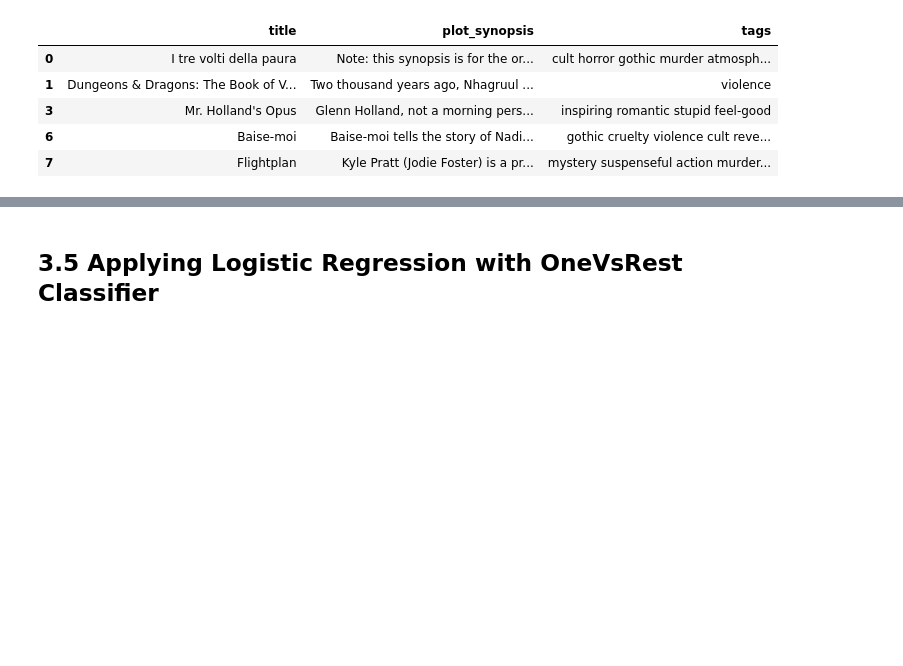
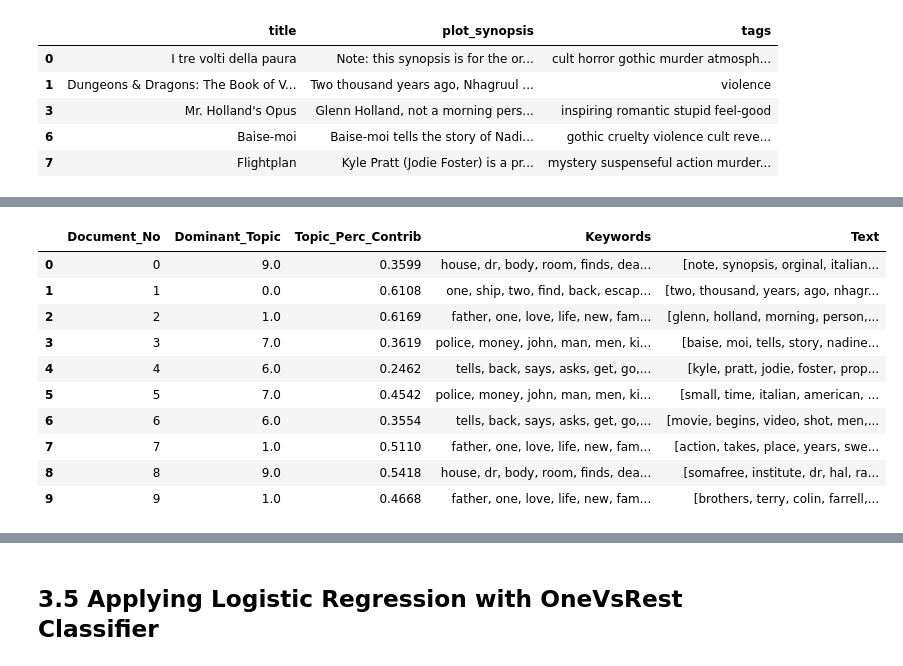
Before and after one commit to theja-vanka/movie-plot-synopses-with-tags, a Jupyter notebook: mpst.ipynb, the cells around one changed output, grey strips where cells are left out. Saved outputs shown, nothing was run; the diff lists cells and outputs as text; code cells hidden in the pictures; blank space fills up the shorter version.

```diff
--- a/mpst.ipynb
+++ b/mpst.ipynb
@@ -303,0 +516,36 @@ Dimensions of val data X: (2349, 11283746) Y: (2349, 71)
+# %%
+def format_topics_sentences(ldamodel=ldamodel, corpus=corpus, texts=doc_clean):
+    # Init output
+    sent_topics_df = pd.DataFrame()
+
+    # Get main topic in each document
+    for i, row in enumerate(ldamodel[corpus]):
+        row = sorted(row, key=lambda x: (x[1]), reverse=True)
+        # Get the Dominant topic, Perc Contribution and Keywords for each document
+        for j, (topic_num, prop_topic) in enumerate(row):
+            if j == 0:  # => dominant topic
+                wp = ldamodel.show_topic(topic_num)
+                topic_keywords = ", ".join([word for word, prop in wp])
+                sent_topics_df = sent_topics_df.append(pd.Series([int(topic_num), round(prop_topic,4), topic_keywords]), ignore_index=True)
+            else:
+                break
+    sent_topics_df.columns = ['Dominant_Topic', 'Perc_Contribution', 'Topic_Keywords']
+
+    # Add original text to the end of the output
+    contents = pd.Series(texts)
+    sent_topics_df = pd.concat([sent_topics_df, contents], axis=1)
+    return(sent_topics_df)
+# %%
+doc_train = [doc.split() for doc in preprocessed_plot_train]
+doc_test = [doc.split() for doc in preprocessed_plot_test]
+doc_val = [doc.split() for doc in preprocessed_plot_val]
+corpus_train = [id2word.doc2bow(doc) for doc in doc_train]
+corpus_test = [id2word.doc2bow(doc) for doc in doc_test]
+corpus_val = [id2word.doc2bow(doc) for doc in doc_val]
+# %%
+df_topic_sents_keywords_train = format_topics_sentences(ldamodel=ldamodel, corpus=corpus_train, texts=doc_train)
+df_topic_sents_keywords_test = format_topics_sentences(ldamodel=ldamodel, corpus=corpus_test, texts=doc_test)
+df_topic_sents_keywords_val = format_topics_sentences(ldamodel=ldamodel, corpus=corpus_val, texts=doc_val)
+# %%
+df_dominant_train = df_topic_sents_keywords_train.reset_index()
+df_dominant_train.columns = ['Document_No', 'Dominant_Topic', 'Topic_Perc_Contrib', 'Keywords', 'Text']
@@ -303,0 +558,14 @@ Dimensions of val data X: (2349, 11283746) Y: (2349, 71)
+# %%
+df_dominant_train.head(10)
+# %% [output]
+|  | Document_No | Dominant_Topic | Topic_Perc_Contrib | Keywords | Text |
+| 0 | 0 | 9.0 | 0.3599 | house, dr, body, room, finds, dea... | [note, synopsis, orginal, italian... |
+| 1 | 1 | 0.0 | 0.6108 | one, ship, two, find, back, escap... | [two, thousand, years, ago, nhagr... |
+| 2 | 2 | 1.0 | 0.6169 | father, one, love, life, new, fam... | [glenn, holland, morning, person,... |
+| 3 | 3 | 7.0 | 0.3619 | police, money, john, man, men, ki... | [baise, moi, tells, story, nadine... |
+| 4 | 4 | 6.0 | 0.2462 | tells, back, says, asks, get, go,... | [kyle, pratt, jodie, foster, prop... |
+| 5 | 5 | 7.0 | 0.4542 | police, money, john, man, men, ki... | [small, time, italian, american, ... |
+| 6 | 6 | 6.0 | 0.3554 | tells, back, says, asks, get, go,... | [movie, begins, video, shot, men,... |
+| 7 | 7 | 1.0 | 0.5110 | father, one, love, life, new, fam... | [action, takes, place, years, swe... |
+| 8 | 8 | 9.0 | 0.5418 | house, dr, body, room, finds, dea... | [somafree, institute, dr, hal, ra... |
+| 9 | 9 | 1.0 | 0.4668 | father, one, love, life, new, fam... | [brothers, terry, colin, farrell,... |
```
Also changed, not shown: parts of 92 cells of this notebook.
